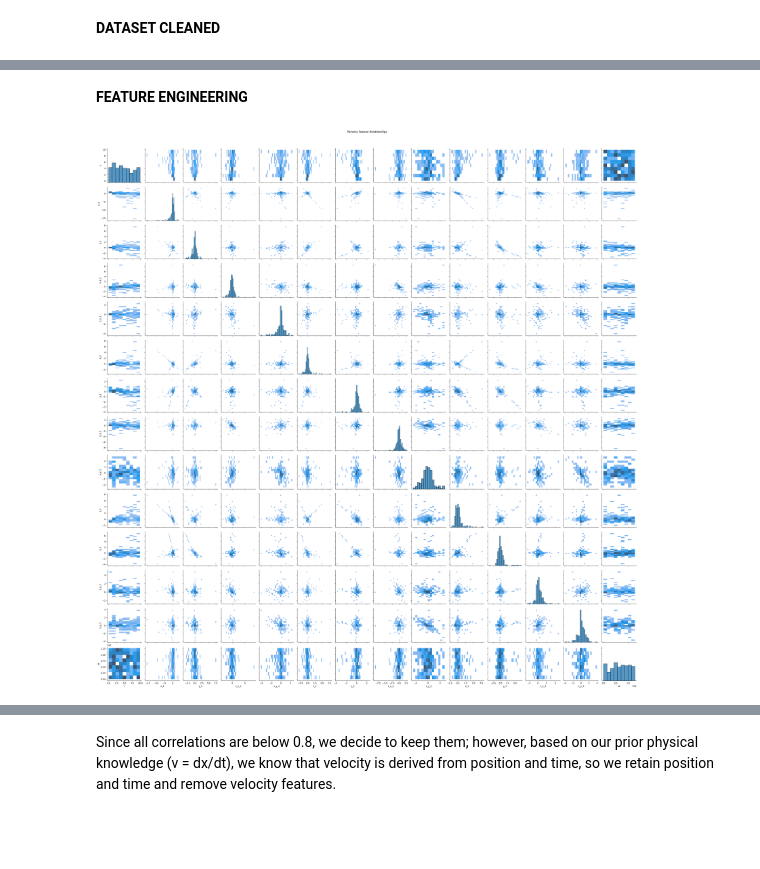
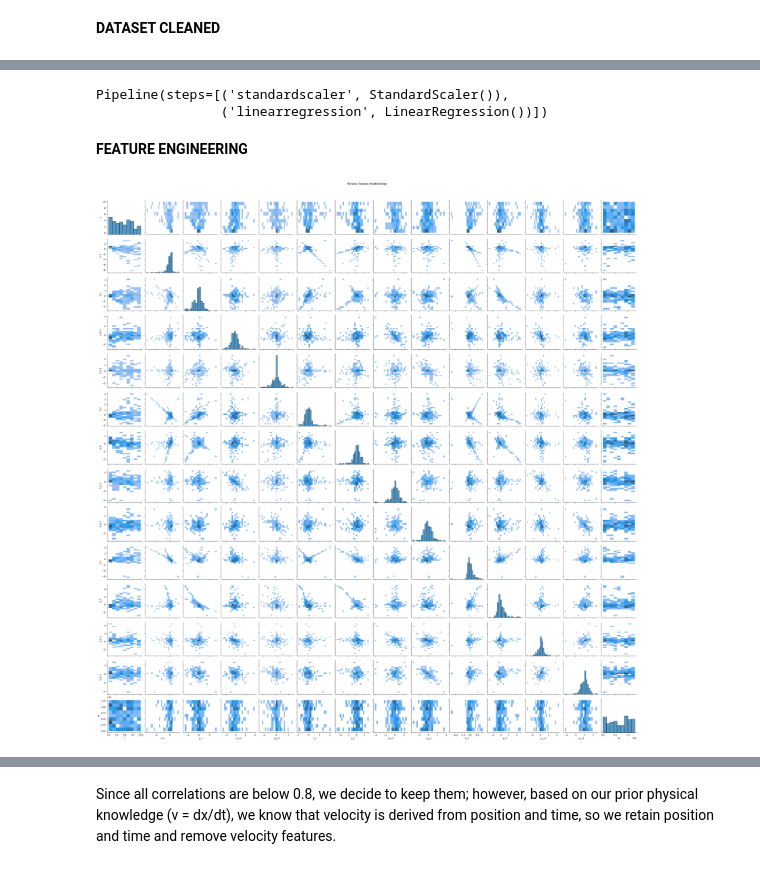
Before and after one commit to PLONTZNathan/MachineLearning_Assignment1, a Jupyter notebook: FeatureEngineering.ipynb, the cells around one changed output, grey strips where cells are left out. Cells and saved outputs as stored; diff of their text form; code cells hidden in the pictures; blank space fills up the shorter version.

```diff
--- a/FeatureEngineering.ipynb
+++ b/FeatureEngineering.ipynb
@@ -89,5 +51,5 @@ print(time_vec)
 # %%
-def keep_first_zero_time(df, time_vec, traj_len=257, tol=1e-8):
+def remove_collision(df, traj_len=257, tol=1e-8):
 
     cleaned = []
     num_traj = len(df) // traj_len
@@ -95,17 +57,15 @@ def keep_first_zero_time(df, time_vec, traj_len=257, tol=1e-8):
     for i in range(num_traj):
         start = i * traj_len
         end = (i + 1) * traj_len
-        traj = df.iloc[start:end].copy()
+        traj = df.iloc[start:end]
 
         traj_features = traj.iloc[:, :-1]
 
         zero_mask = (np.abs(traj_features.values) < tol).all(axis=1)
 
         if zero_mask.any():
-            first_zero_rel = int(np.argmax(zero_mask))   # posizione relativa
-            # change the t=0 to t=time_vec[i]
-            traj.iat[first_zero_rel, 0] = time_vec[first_zero_rel]
-            traj = traj.iloc[:first_zero_rel + 1]
+            first_zero = zero_mask.argmax() + start
+            traj = traj.loc[start:first_zero-1]
 
         cleaned.append(traj)
 
@@ -115,0 +74,2 @@ train_first_row_time=keep_first_zero_time(train, time_vec, traj_len=257, tol=1e-
+# %%
+train_cleaned = remove_collision(train_cleaned)
@@ -115,0 +118,2 @@ train_first_row_time=keep_first_zero_time(train, time_vec, traj_len=257, tol=1e-
+# %%
+train_after_split, validation_after_split, test_after_split = split_trajectories(train_cleaned)
@@ -115,0 +124,19 @@ train_first_row_time=keep_first_zero_time(train, time_vec, traj_len=257, tol=1e-
+# %%
+from sklearn.pipeline import Pipeline
+from sklearn.preprocessing import StandardScaler, PolynomialFeatures
+from sklearn.pipeline import make_pipeline
+pipeline = make_pipeline(
+    StandardScaler(),
+    LinearRegression()
+)
+
+input_cols = ['t', 'x_1', 'y_1', 'x_2', 'y_2', 'x_3', 'y_3']
+target_cols = ['x_1', 'y_1', 'x_2', 'y_2', 'x_3', 'y_3']
+
+X_train = train_entry[input_cols]
+y_train = train_after_split[target_cols]
+
+pipeline.fit(X_train, y_train)
+# %% [output]
+Pipeline(steps=[('standardscaler', StandardScaler()),
+                ('linearregression', LinearRegression())])
@@ -118,10 +177,10 @@ train_first_row_time=keep_first_zero_time(train, time_vec, traj_len=257, tol=1e-
 # %%
 # Explore pairwise relationships
 import seaborn as sns
-sns.pairplot(train_first_row_time.sample(200, random_state=42), kind="hist")
+sns.pairplot(train_after_split.sample(200, random_state=42), kind="hist")
 plt.suptitle("Pairwise Feature Relationships", y=1.02)
 plt.show()
 # %% [output]
-[figure, old version]
+[figure, new version]
 # %%
 #Compute the correlation matrix
```
Also changed, not shown: parts of 21 cells of this notebook.
